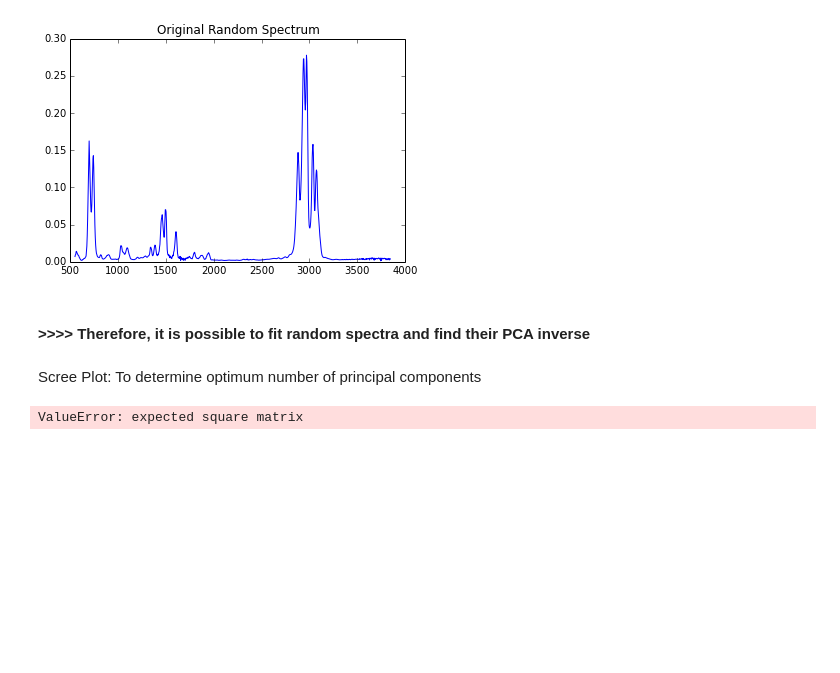
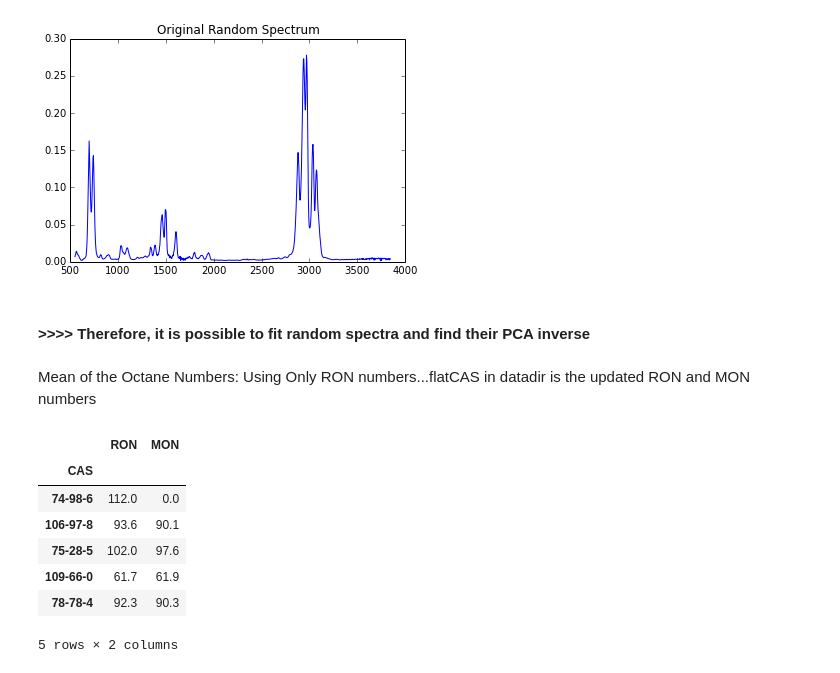
Before and after one commit to BrandonJvV/OctaneNumber, a Jupyter notebook: Normalization.ipynb, the cells around one changed output. Drawn from its saved outputs; the diff is of its cells as text; code cells hidden in the pictures; blank space fills up the shorter version.

```diff
--- a/Normalization.ipynb
+++ b/Normalization.ipynb
@@ -199,17 +192,18 @@ title('Original Random Spectrum')
 [figure]
 # %% [markdown]
 #### >>>>  Therefore, it is possible to fit random spectra and find their PCA inverse
-# %% [markdown]
-Scree Plot: To determine optimum number of principal components
-# %%
-#S, U, V = numpy.linalg.svd(pca_df)
-#eigval = S**2/numpy.cumsum(S)[-1]
-#values = numpy.arange(len(eigval)) + 1
-#plot(values, eigval)
-
-import numpy
-import scipy
-
-e_val = scipy.linalg.eigvals(X_PCA)
-# %% [output]
-ValueError: expected square matrix
+# %% [markdown]
+Mean of the Octane Numbers: Using Only RON numbers...flatCAS in datadir is the updated RON and MON numbers
+# %%
+ON_df = pandas.DataFrame()
+ON = ON_df.from_csv(os.path.join(datadir, 'flatCAS.csv'))
+ON.head()
+# %% [output]
+|  | RON | MON |
+| CAS |  |  |
+| 74-98-6 | 112.0 | 0.0 |
+| 106-97-8 | 93.6 | 90.1 |
+| 75-28-5 | 102.0 | 97.6 |
+| 109-66-0 | 61.7 | 61.9 |
+| 78-78-4 | 92.3 | 90.3 |
+5 rows × 2 columns
```
Also changed, not shown: parts of 7 cells of this notebook.
